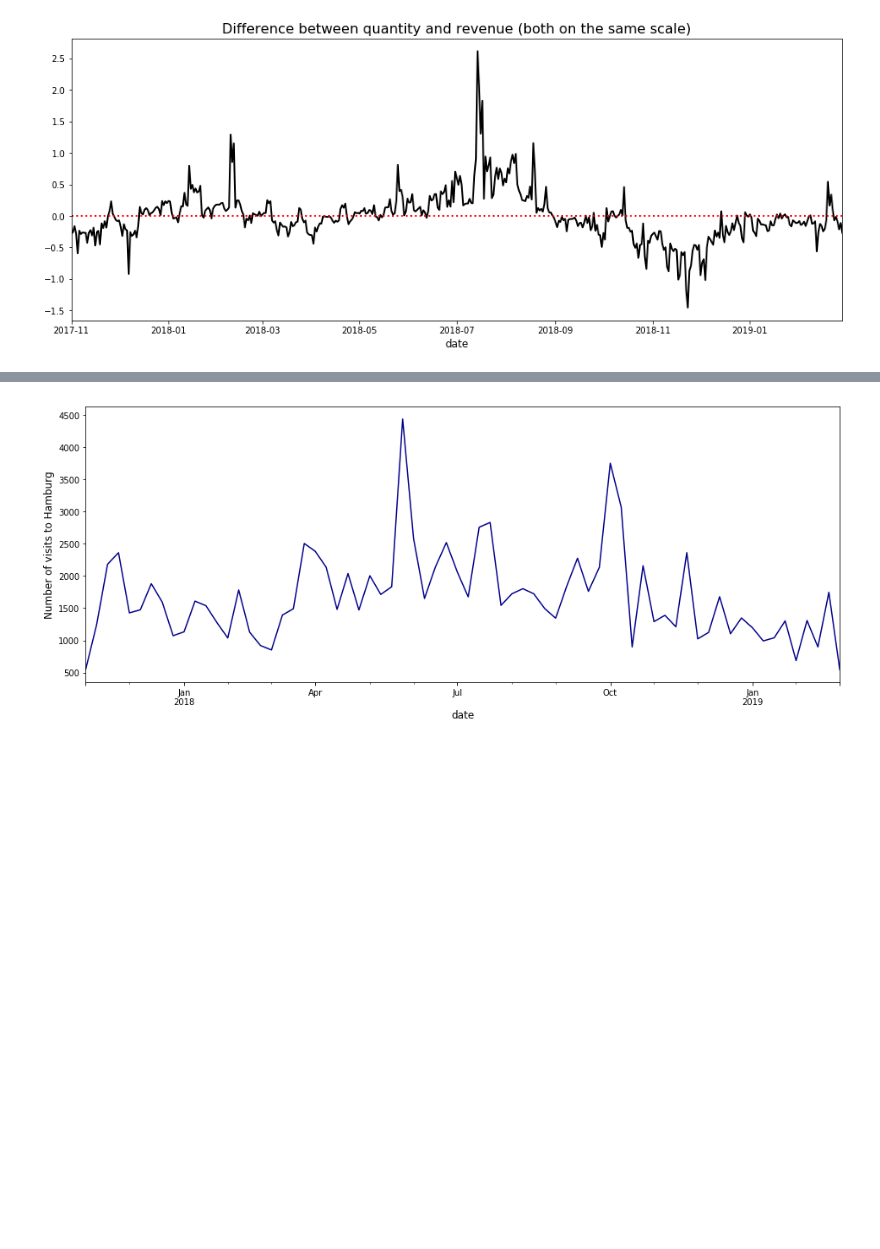
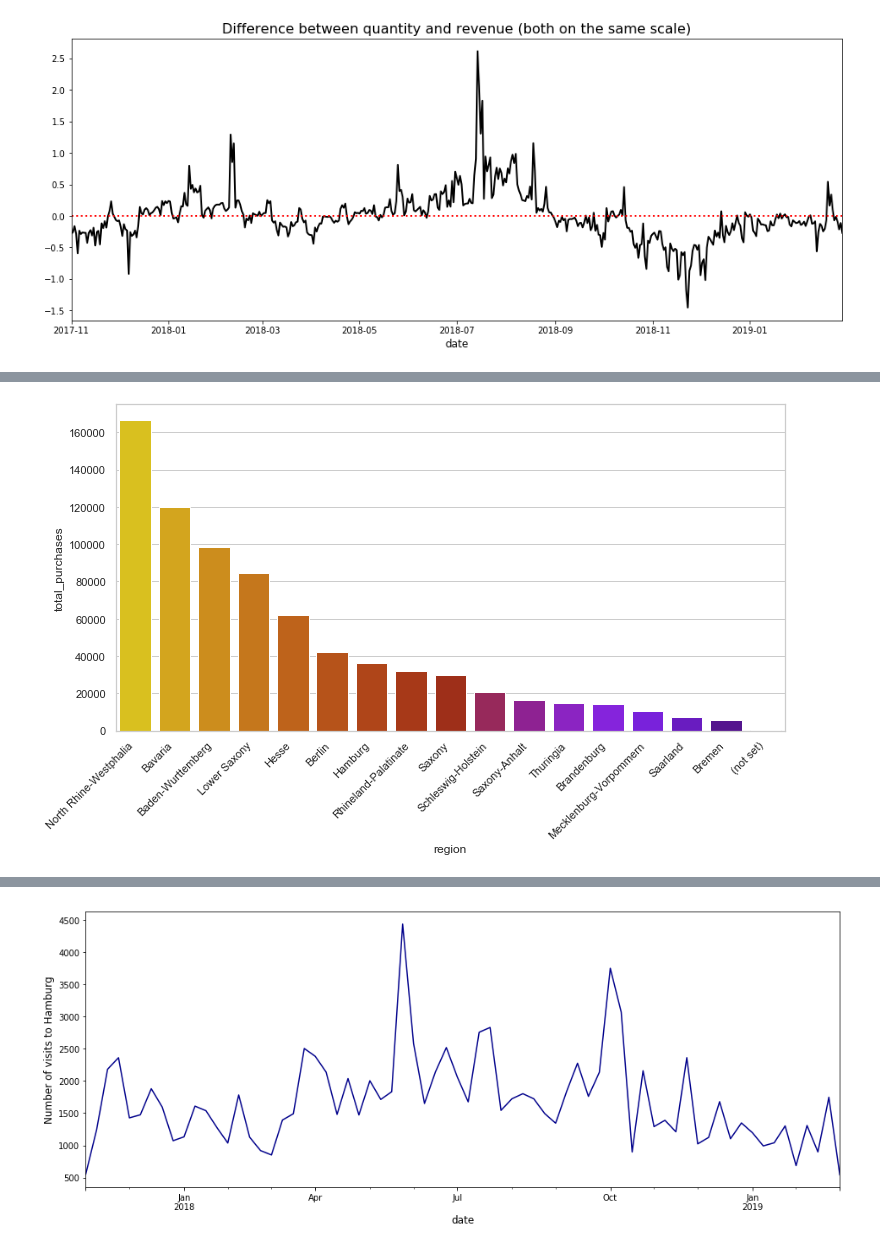
Before and after one commit to s-lau-42/Project_3_Online_Shop_Analysis, a Jupyter notebook: Part_7_Plots.ipynb, the cells around one changed output, grey strips where cells are left out. Drawn from its saved outputs; the diff is of its cells as text; code cells hidden in the pictures; blank space fills up the shorter version.

```diff
--- a/Part_7_Plots.ipynb
+++ b/Part_7_Plots.ipynb
@@ -150,0 +319,4 @@ fig.savefig( './Data/Diff.png', bbox_inches='tight')
+# %%
+gerregion(y="total_purchases")
+# %% [output]
+[figure, added]
```
Also changed, not shown: parts of 68 cells of this notebook, 2 other files.
